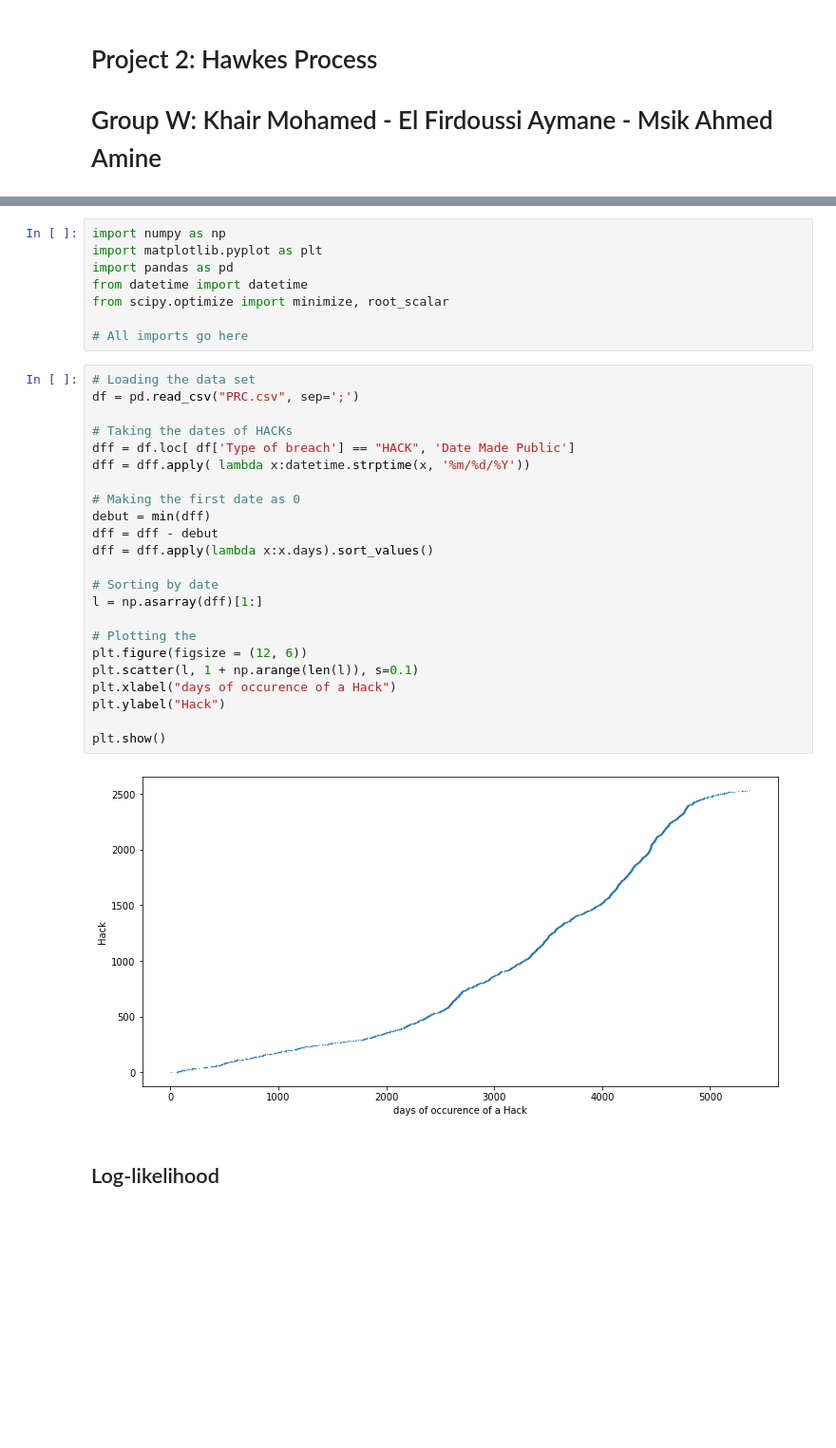
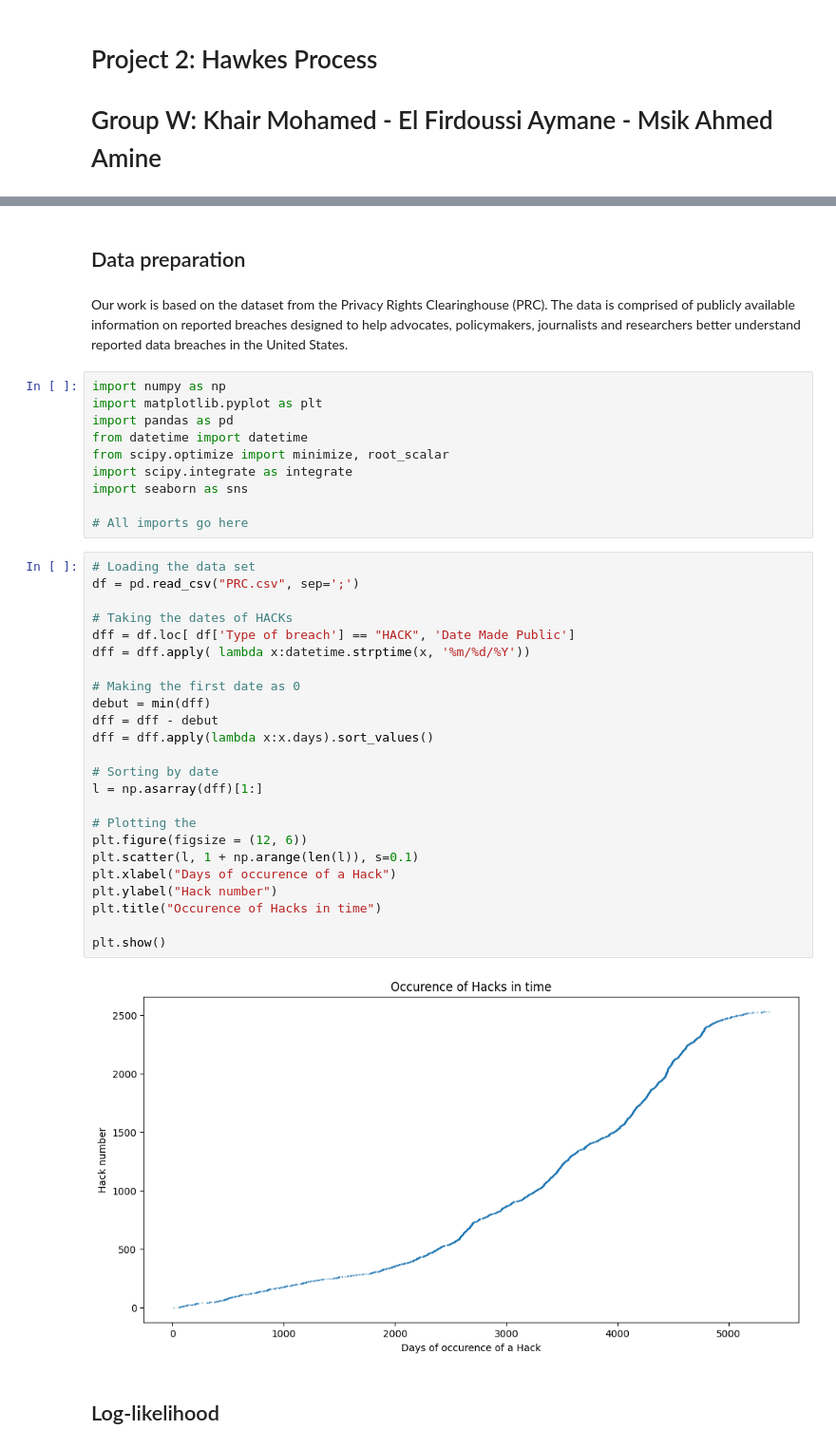
Before and after one commit to elfirdoussilab1/Hawkes-Process, a Jupyter notebook: Project 2.ipynb, the cells around one changed output, grey strips where cells are left out. Shown at 95% size. Saved outputs shown, nothing was run; the diff lists cells and outputs as text; blank space fills up the shorter version.

```diff
--- a/Project 2.ipynb
+++ b/Project 2.ipynb
@@ -4,35 +10,42 @@
+# %% [markdown]
+## Data preparation
+# %% [markdown]
+Our work is based on the dataset from the Privacy Rights Clearinghouse (PRC). The data is comprised of publicly available information on reported breaches designed to help advocates, policymakers, journalists and researchers better understand reported data breaches in the United States.
 # %%
 import numpy as np
 import matplotlib.pyplot as plt
 import pandas as pd
 from datetime import datetime
 from scipy.optimize import minimize, root_scalar
+import scipy.integrate as integrate
+import seaborn as sns
 
 # All imports go here
 # %%
 # Loading the data set
 df = pd.read_csv("PRC.csv", sep=';')
 
 # Taking the dates of HACKs
 dff = df.loc[ df['Type of breach'] == "HACK", 'Date Made Public']
 dff = dff.apply( lambda x:datetime.strptime(x, '%m/%d/%Y'))
 
 # Making the first date as 0
 debut = min(dff)
 dff = dff - debut
 dff = dff.apply(lambda x:x.days).sort_values()
 
 # Sorting by date
 l = np.asarray(dff)[1:]
 
 # Plotting the
 plt.figure(figsize = (12, 6))
 plt.scatter(l, 1 + np.arange(len(l)), s=0.1)
-plt.xlabel("days of occurence of a Hack")
-plt.ylabel("Hack")
+plt.xlabel("Days of occurence of a Hack")
+plt.ylabel("Hack number")
+plt.title("Occurence of Hacks in time")
 
 plt.show()
 # %% [output]
-[figure, old version]
+[figure, new version]
 # %% [markdown]
 ## Log-likelihood
```
Also changed, not shown: parts of 33 cells of this notebook.
